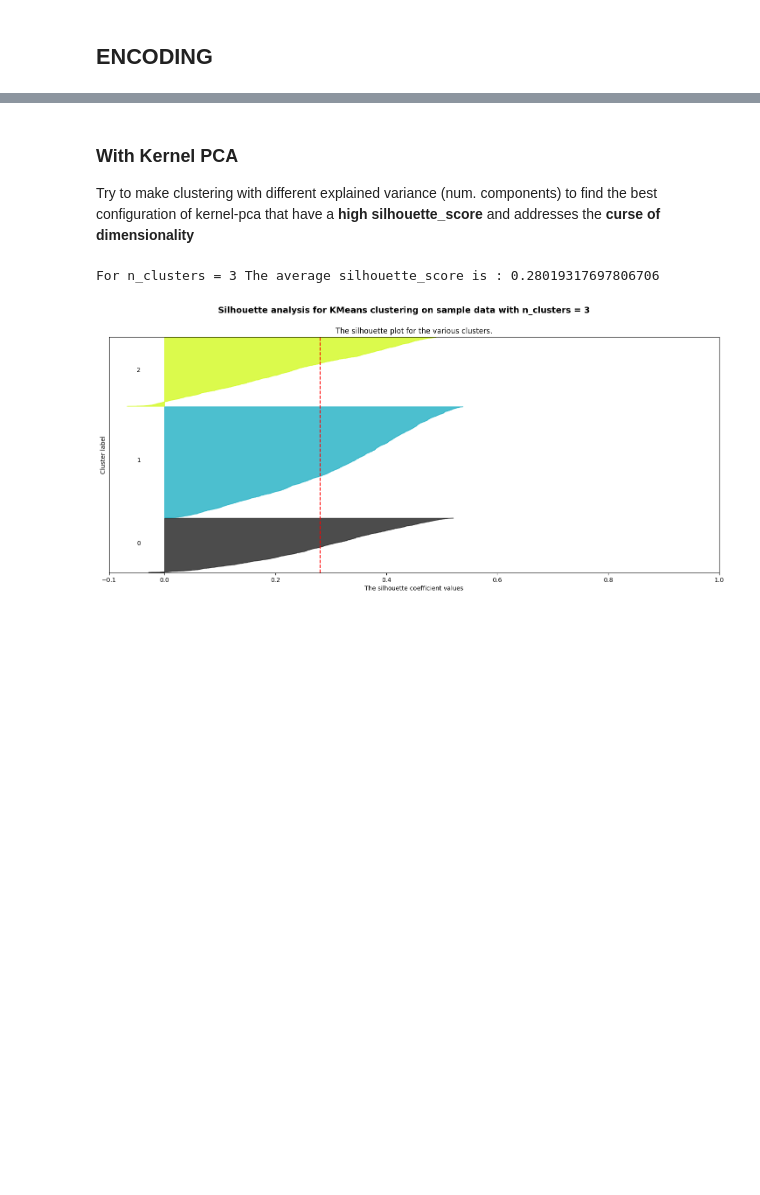
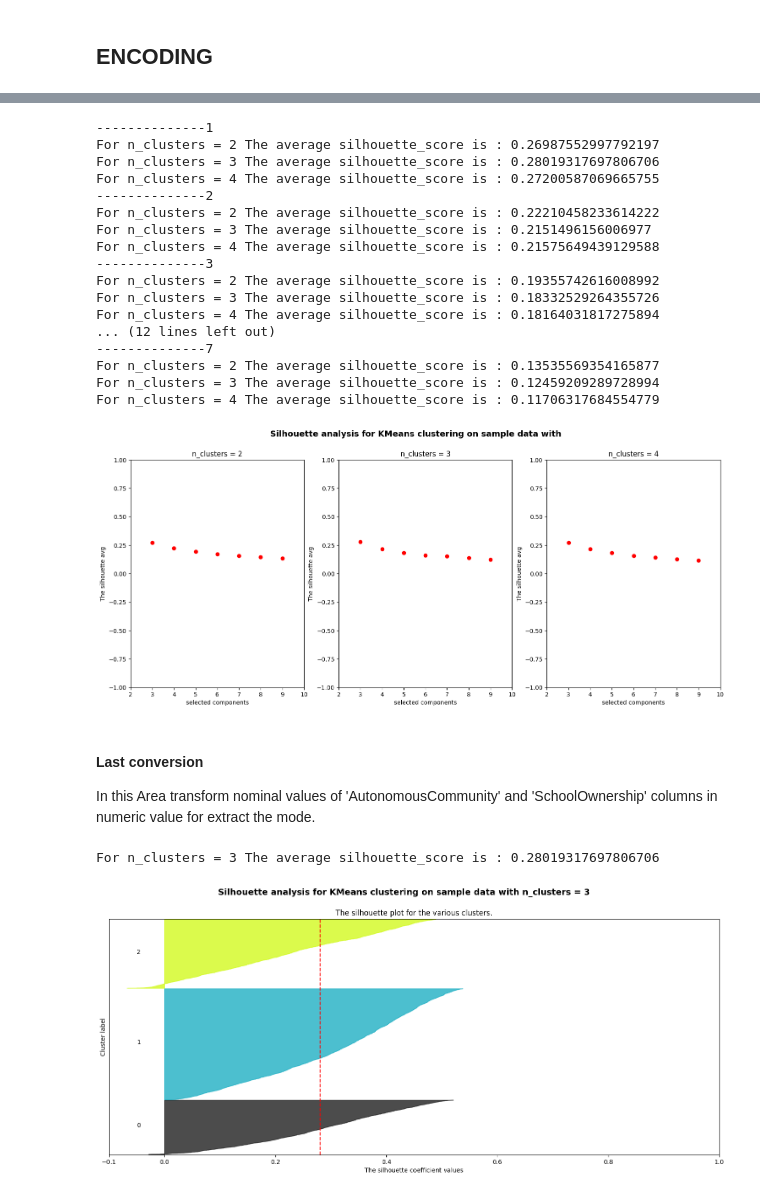
Before and after one commit to GabrieleDetomaso/TheConsequencesOfCovid19, a Jupyter notebook: 3.3 custering_onMoreComponent.ipynb, the cells around one changed output, grey strips where cells are left out. Drawn from its saved outputs; the diff is of its cells as text; code cells hidden in the pictures; blank space fills up the shorter version.

```diff
--- a/3.3 custering_onMoreComponent.ipynb
+++ b/3.3 custering_onMoreComponent.ipynb
@@ -110,0 +191,62 @@ from sklearn.metrics import silhouette_samples, silhouette_score
+# %%
+NUM_OF_DIM = 7
+Silhouette_list = np.ndarray((NUM_OF_DIM, 3))
+
+# increment the dimension
+for i, n_comps in enumerate(range(3, NUM_OF_DIM+3, 1)):
+
+    print("--------------%d"%(i+1))
+    n_comps = n_comps
+
+    k_pca = KernelPCA(n_components=n_comps, kernel="linear", random_state=SEED)
+    X_reducted = k_pca.fit_transform(X_transformed)
+
+    labels_matrix, silhouette_value = make_KMeans(X_reducted)
+
+    # Each cell contains the mean Silhouette value of a specific cluster number configuration.
+    Silhouette_list[i, :] = silhouette_value
+
+# For 2, 3 and 4 clusters
+fig, ax_list = plt.subplots(1, 3)
+fig.set_size_inches(18, 7)
+
+# For each cluster number configuration
+for i, n_cluster in enumerate( range(2, 5, 1) ):
+    ax_list[i].set_xlim(2,NUM_OF_DIM+3)
+    ax_list[i].set_ylim([-1, 1])
+
+    ax_list[i].scatter(range(3, NUM_OF_DIM+3, 1), Silhouette_list[:, i], color='red')
+
+    ax_list[i].set_title("n_clusters = %d" % n_cluster)
+    ax_list[i].set_xlabel("selected components")
+    ax_list[i].set_ylabel("The silhouette avg")
+
+    plt.suptitle(
+            "Silhouette analysis for KMeans clustering on sample data with",
+            fontsize=14,
+            fontweight="bold",
+        )
+
+plt.show()
+# %% [output]
+--------------1
+For n_clusters = 2 The average silhouette_score is : 0.26987552997792197
+For n_clusters = 3 The average silhouette_score is : 0.28019317697806706
+For n_clusters = 4 The average silhouette_score is : 0.27200587069665755
+--------------2
+For n_clusters = 2 The average silhouette_score is : 0.22210458233614222
+For n_clusters = 3 The average silhouette_score is : 0.2151496156006977
+For n_clusters = 4 The average silhouette_score is : 0.21575649439129588
+--------------3
+For n_clusters = 2 The average silhouette_score is : 0.19355742616008992
+For n_clusters = 3 The average silhouette_score is : 0.18332529264355726
+For n_clusters = 4 The average silhouette_score is : 0.18164031817275894
+... (12 lines left out)
+--------------7
+For n_clusters = 2 The average silhouette_score is : 0.13535569354165877
+For n_clusters = 3 The average silhouette_score is : 0.12459209289728994
+For n_clusters = 4 The average silhouette_score is : 0.11706317684554779
+[figure, added]
+# %% [markdown]
+#### Last conversion
+In this Area transform nominal values of 'AutonomousCommunity' and 'SchoolOwnership' columns in numeric value for extract the mode.
@@ -196,7 +343,3 @@ def make_KMeans (X, min_cluster=2, max_cluster=4):
     plt.show()
 
     return labels_matrix
-# %% [markdown]
-### With Kernel PCA
-
-Try to make clustering with different explained variance (num. components) to find the best configuration of kernel-pca that have a **high silhouette_score** and addresses the **curse of dimensionality**
```
Also changed, not shown: parts of 17 cells of this notebook, 7 other files.
